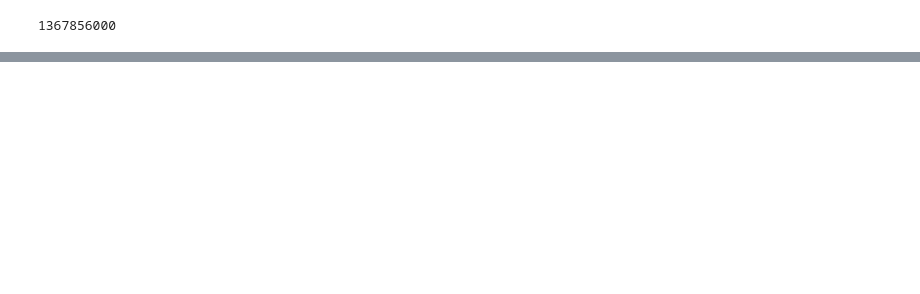
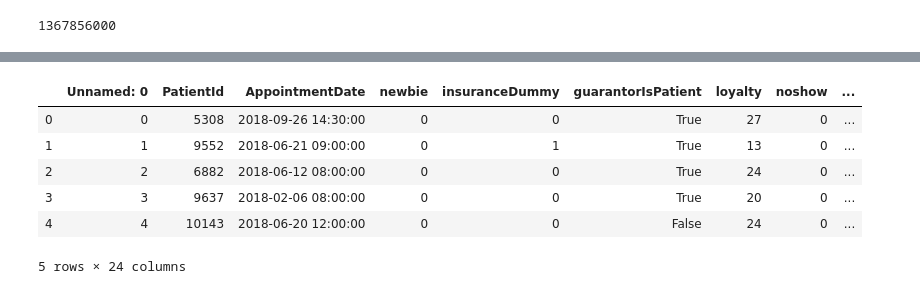
Before and after one commit to TheBeeGuy/No_show_patience, a Jupyter notebook: Dark_Sky_weather_scrape.ipynb, the cells around one changed output, grey strips where cells are left out. Cells and saved outputs as stored; diff of their text form; code cells hidden in the pictures; blank space fills up the shorter version.

```diff
--- a/Dark_Sky_weather_scrape.ipynb
+++ b/Dark_Sky_weather_scrape.ipynb
@@ -66,0 +72,6 @@ with open('data/weather2018.pkl', 'wb') as fid:
+# %%
+import pickle
+weather = pickle.load(open('data/weather2018.pkl', 'rb'))
+weather = pd.DataFrame(weather)
+
+head= pd.read_csv('data/head.csv')
@@ -66,0 +85,17 @@ with open('data/weather2018.pkl', 'wb') as fid:
+# %%
+
+
+for i in range(delta.days + 1):
+    day = sdate + timedelta(days=i)
+    key = day.strftime('%D')
+    day = day.isoformat()
+    test = forecast(SECRET,LAT,LONG, time=day)
+    weather[key] = test
+# %% [output]
+|  | Unnamed: 0 | PatientId | AppointmentDate | newbie | insuranceDummy | guarantorIsPatient | loyalty | noshow | ... |
+| 0 | 0 | 5308 | 2018-09-26 14:30:00 | 0 | 0 | True | 27 | 0 | ... |
+| 1 | 1 | 9552 | 2018-06-21 09:00:00 | 0 | 1 | True | 13 | 0 | ... |
+| 2 | 2 | 6882 | 2018-06-12 08:00:00 | 0 | 0 | True | 24 | 0 | ... |
+| 3 | 3 | 9637 | 2018-02-06 08:00:00 | 0 | 0 | True | 20 | 0 | ... |
+| 4 | 4 | 10143 | 2018-06-20 12:00:00 | 0 | 0 | False | 24 | 0 | ... |
+5 rows × 24 columns
```
Also changed, not shown: parts of 9 cells of this notebook, 4 other files.
